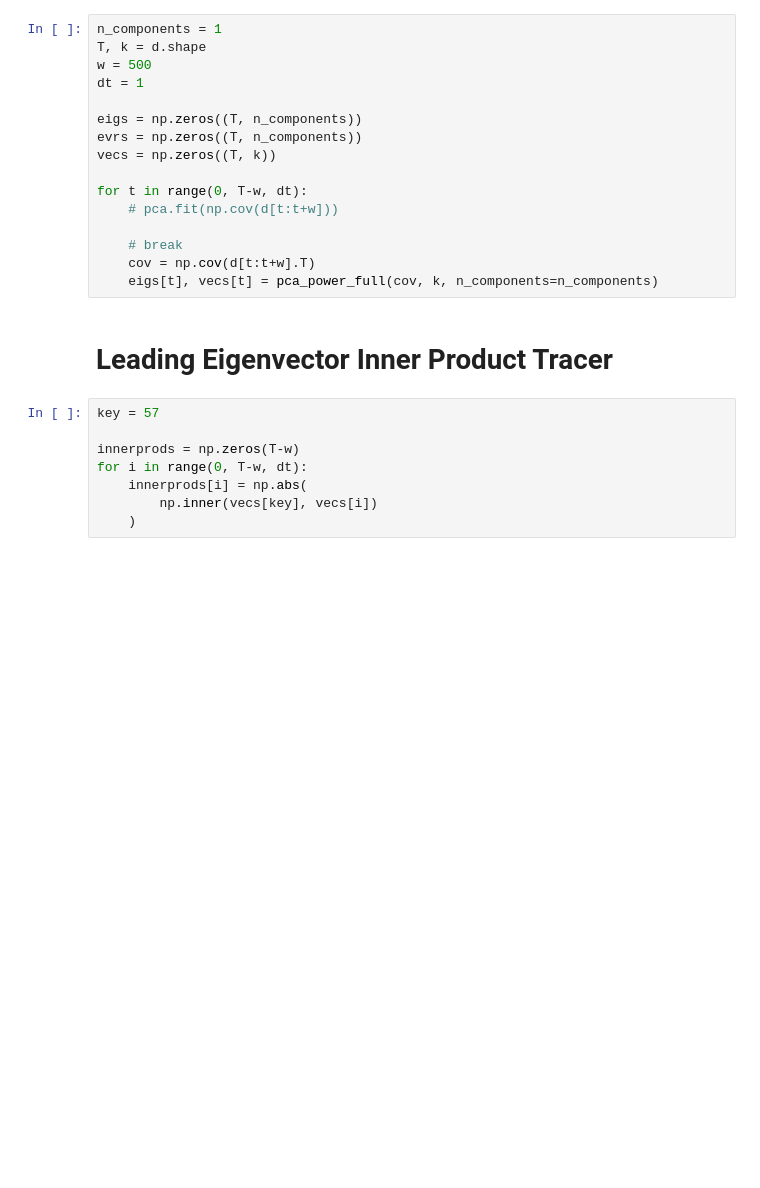
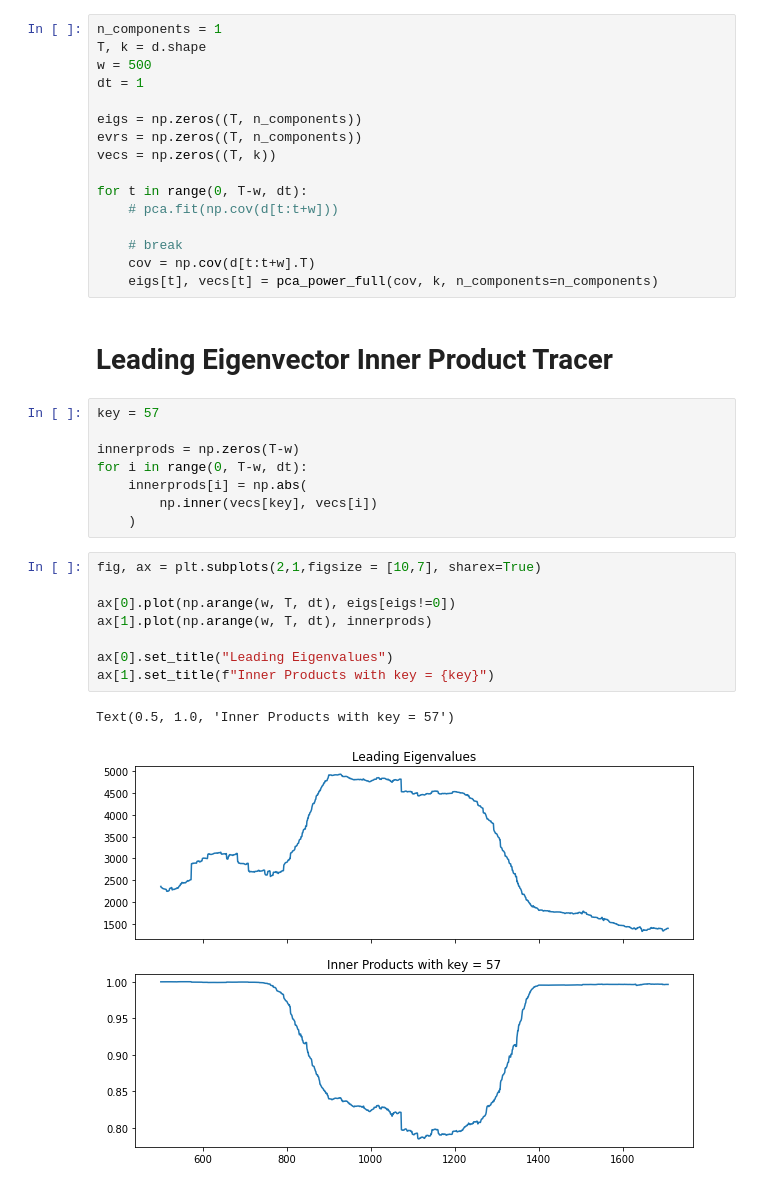
Before and after one commit to rl3279/2023_ieor4500, a Jupyter notebook: data_corruption/data_corruption.ipynb, the cells around one changed output. Cells and saved outputs as stored; diff of their text form; blank space fills up the shorter version.

```diff
--- a/data_corruption/data_corruption.ipynb
+++ b/data_corruption/data_corruption.ipynb
@@ -109,3 +107,14 @@ for i in range(0, T-w, dt):
     innerprods[i] = np.abs(
         np.inner(vecs[key], vecs[i])
     )
+# %%
+fig, ax = plt.subplots(2,1,figsize = [10,7], sharex=True)
+
+ax[0].plot(np.arange(w, T, dt), eigs[eigs!=0])
+ax[1].plot(np.arange(w, T, dt), innerprods)
+
+ax[0].set_title("Leading Eigenvalues")
+ax[1].set_title(f"Inner Products with key = {key}")
+# %% [output]
+Text(0.5, 1.0, 'Inner Products with key = 57')
+[figure, added]
```
Also changed, not shown: parts of 9 cells of this notebook.
